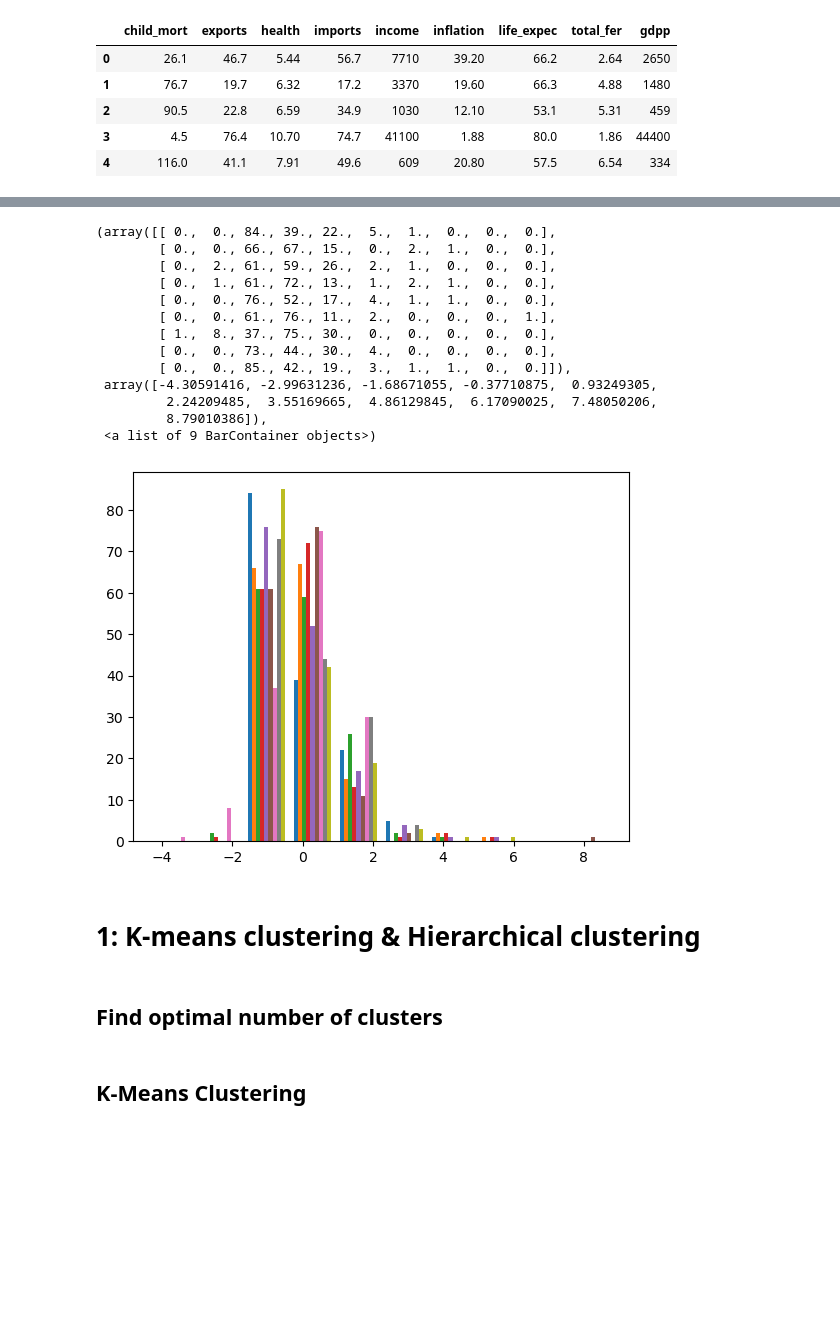
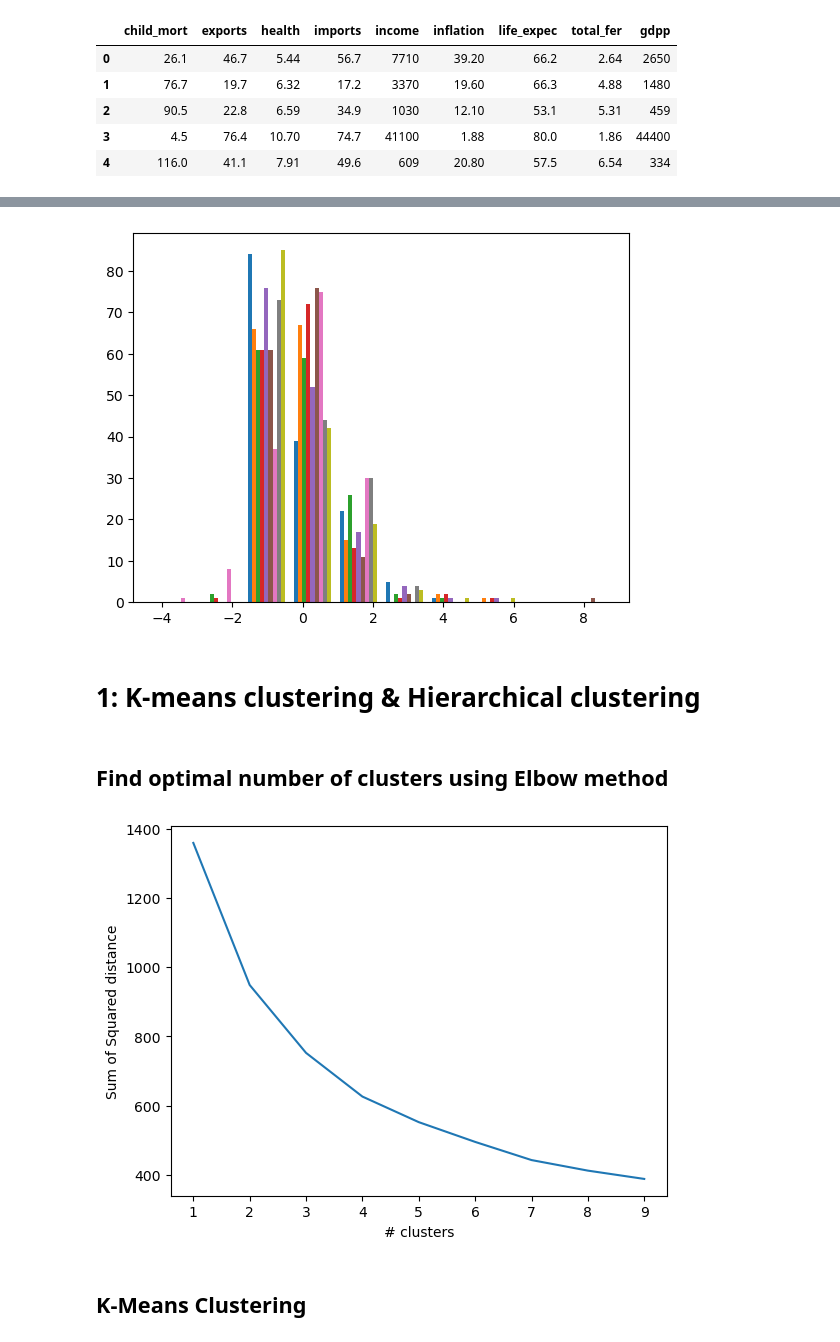
Before and after one commit to JuHeinz/OMMI_DataScience, a Jupyter notebook: Homework 10/Homework10.ipynb, the cells around one changed output, grey strips where cells are left out. Drawn from its saved outputs; the diff is of its cells as text; code cells hidden in the pictures; blank space fills up the shorter version.

```diff
--- a/Homework 10/Homework10.ipynb
+++ b/Homework 10/Homework10.ipynb
@@ -44,8 +44,8 @@ dtype: int64
 # %%
 #Ignore column "country" cause it is not numeric and therefore can't be used for clustering.
 numeric_col = ["child_mort", "exports" ,"health" ,"imports","income","inflation","life_expec","total_fer","gdpp"]
-num_df = df[numeric_col]
-num_df.head()
+df_num = df[numeric_col]
+df_num.head()
 # %% [output]
 |  | child_mort | exports | health | imports | income | inflation | life_expec | total_fer | gdpp |
 | 0 | 26.1 | 46.7 | 5.44 | 56.7 | 7710 | 39.20 | 66.2 | 2.64 | 2650 |
@@ -79,31 +67,40 @@ from sklearn.preprocessing import StandardScaler
 
 scaler = StandardScaler()
 #fit and transform data
-temp = scaler.fit_transform(num_df)
+scaled = scaler.fit_transform(df_num)
 #turn transformed data back into a dataframe
-scaled_df = pd.DataFrame(temp, columns=num_df.columns)
+df_scaled = pd.DataFrame(scaled, columns=df_num.columns)
 # %%
 #Visualize scaled features by showing histogram
-plt.hist(scaled_df, bins=10)
+plt.hist(df_scaled, bins=10)
+plt.show()
 # %% [output]
-(array([[ 0.,  0., 84., 39., 22.,  5.,  1.,  0.,  0.,  0.],
-        [ 0.,  0., 66., 67., 15.,  0.,  2.,  1.,  0.,  0.],
-        [ 0.,  2., 61., 59., 26.,  2.,  1.,  0.,  0.,  0.],
-        [ 0.,  1., 61., 72., 13.,  1.,  2.,  1.,  0.,  0.],
-        [ 0.,  0., 76., 52., 17.,  4.,  1.,  1.,  0.,  0.],
-        [ 0.,  0., 61., 76., 11.,  2.,  0.,  0.,  0.,  1.],
-        [ 1.,  8., 37., 75., 30.,  0.,  0.,  0.,  0.,  0.],
-        [ 0.,  0., 73., 44., 30.,  4.,  0.,  0.,  0.,  0.],
-        [ 0.,  0., 85., 42., 19.,  3.,  1.,  1.,  0.,  0.]]),
- array([-4.30591416, -2.99631236, -1.68671055, -0.37710875,  0.93249305,
-         2.24209485,  3.55169665,  4.86129845,  6.17090025,  7.48050206,
-         8.79010386]),
- <a list of 9 BarContainer objects>)
 [figure]
 # %% [markdown]
 # 1: K-means clustering & Hierarchical clustering
 # %% [markdown]
-## Find optimal number of clusters
+## Find optimal number of clusters using Elbow method
+# %%
+from sklearn.cluster import KMeans
+
+sumsSquaredDis=[]
+#Try out anything between 1 and 10 clusters
+K=range(1,10)
+for i in K:
+    #make clusters
+    kmean=KMeans(n_clusters=i)
+    kmean.fit(df_scaled)
+    #record how much the sum of squared distances is
+    sumsSquaredDis.append(kmean.inertia_)
+
+plt.plot(K,sumsSquaredDis)
+plt.xlabel('# clusters')
+plt.ylabel('Sum of Squared distance')
+plt.show()
+
+k = 5
+# %% [output]
+[figure, added]
 # %% [markdown]
 ## K-Means Clustering
 # %%
```
Also changed, not shown: parts of 6 cells of this notebook.
